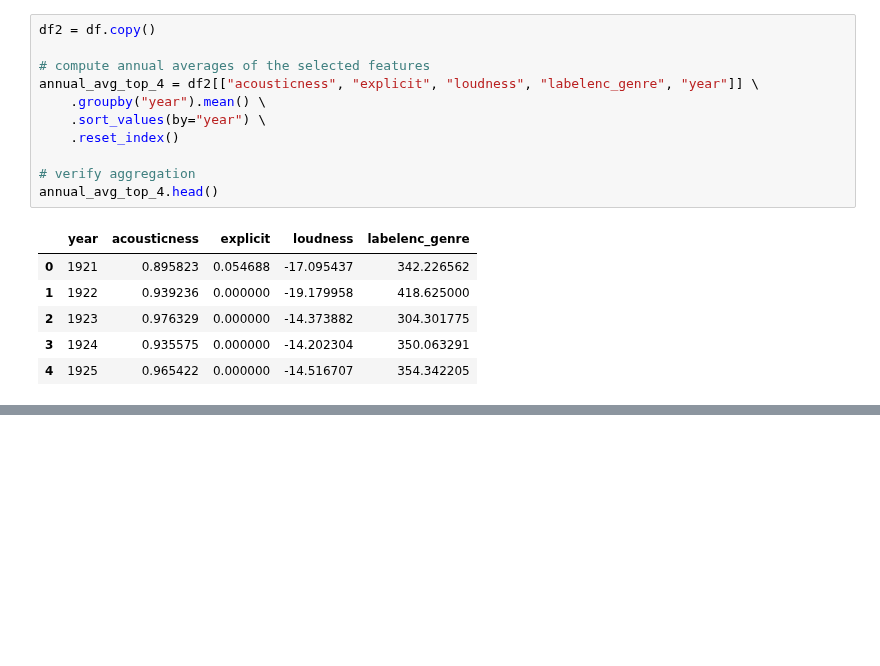
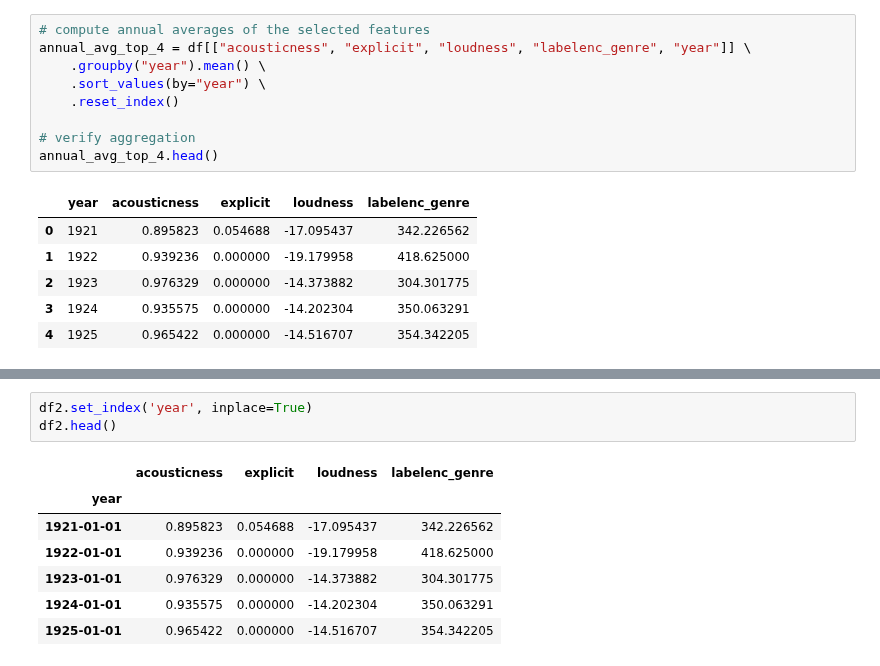
Before and after one commit to moraditya/spotify-time-series, a Jupyter notebook: models/spotify-LSTM.ipynb, the cells around one changed output, grey strips where cells are left out. Drawn from its saved outputs; the diff is of its cells as text; blank space fills up the shorter version.

```diff
--- a/models/spotify-LSTM.ipynb
+++ b/models/spotify-LSTM.ipynb
@@ -23,8 +42,6 @@ df.head()
 # %%
-df2 = df.copy()
-
 # compute annual averages of the selected features
-annual_avg_top_4 = df2[["acousticness", "explicit", "loudness", "labelenc_genre", "year"]] \
+annual_avg_top_4 = df[["acousticness", "explicit", "loudness", "labelenc_genre", "year"]] \
     .groupby("year").mean() \
     .sort_values(by="year") \
     .reset_index()
@@ -55 +86,12 @@ df3.head()
+# %%
+df2.set_index('year', inplace=True)
+df2.head()
+# %% [output]
+|  | acousticness | explicit | loudness | labelenc_genre |
+| year |  |  |  |  |
+| 1921-01-01 | 0.895823 | 0.054688 | -17.095437 | 342.226562 |
+| 1922-01-01 | 0.939236 | 0.000000 | -19.179958 | 418.625000 |
+| 1923-01-01 | 0.976329 | 0.000000 | -14.373882 | 304.301775 |
+| 1924-01-01 | 0.935575 | 0.000000 | -14.202304 | 350.063291 |
+| 1925-01-01 | 0.965422 | 0.000000 | -14.516707 | 354.342205 |
 # %%
```
Also changed, not shown: parts of 12 cells of this notebook.
